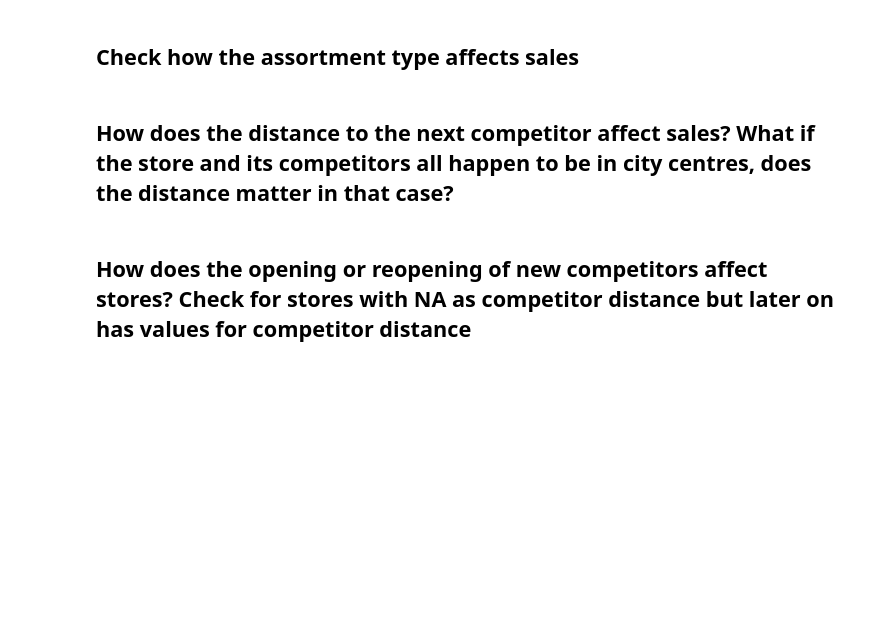
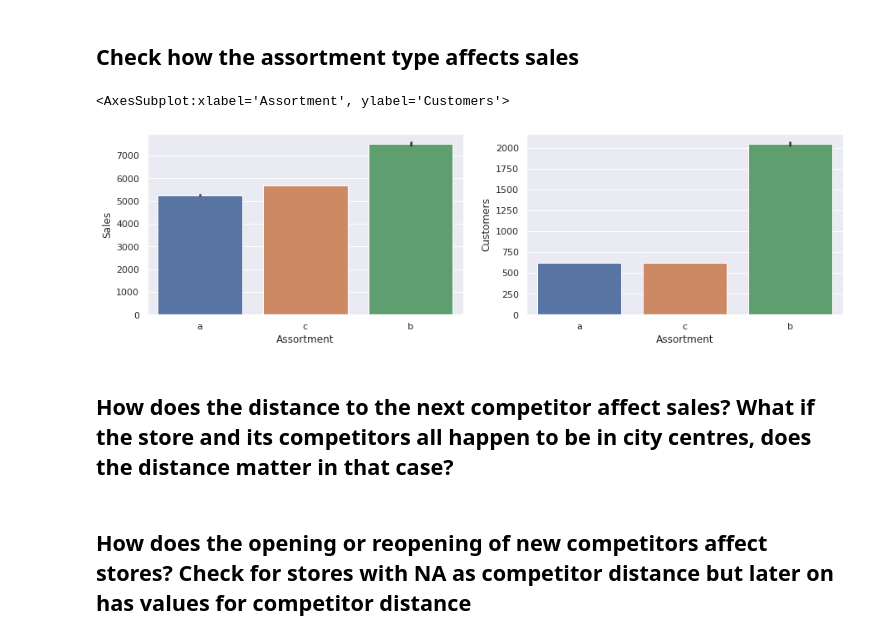
Before and after one commit to abel-blue/pharmaceutical-sales-prediction, a Jupyter notebook: notebooks/data_exploration.ipynb, the cells around one changed output. Drawn from its saved outputs; the diff is of its cells as text; code cells hidden in the pictures; blank space fills up the shorter version.

Commit message:
added assortment relation with sales and customers

```diff
--- a/notebooks/data_exploration.ipynb
+++ b/notebooks/data_exploration.ipynb
@@ -344,5 +344,13 @@ exploration.plot_bar(weekly_data, 'StoreType', 'Open', 'BarPlot', 'StoreType', '
 # %% [markdown]
 ## Check how the assortment type affects sales
+# %%
+fig, (axis1,axis2) = plt.subplots(1,2,figsize=(15,4))
+
+sns.barplot(x='Assortment', y='Sales', data=train_store, ax=axis1)
+sns.barplot(x='Assortment', y='Customers', data=train_store,  ax=axis2)
+# %% [output]
+<AxesSubplot:xlabel='Assortment', ylabel='Customers'>
+[figure, added]
 # %% [markdown]
 ## How does the distance to the next competitor affect sales? What if the store and its competitors all happen to be in city centres, does the distance matter in that case?
 # %% [markdown]
```
Also changed, not shown: parts of 48 cells of this notebook.
